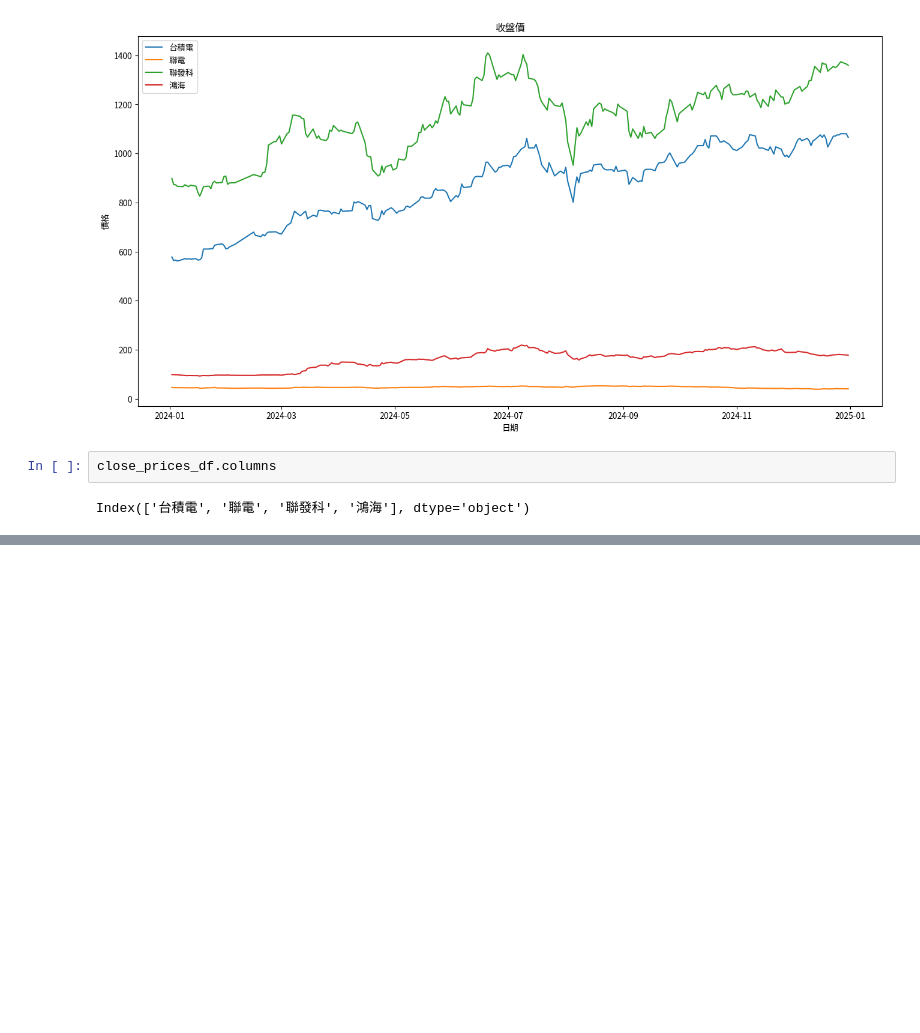
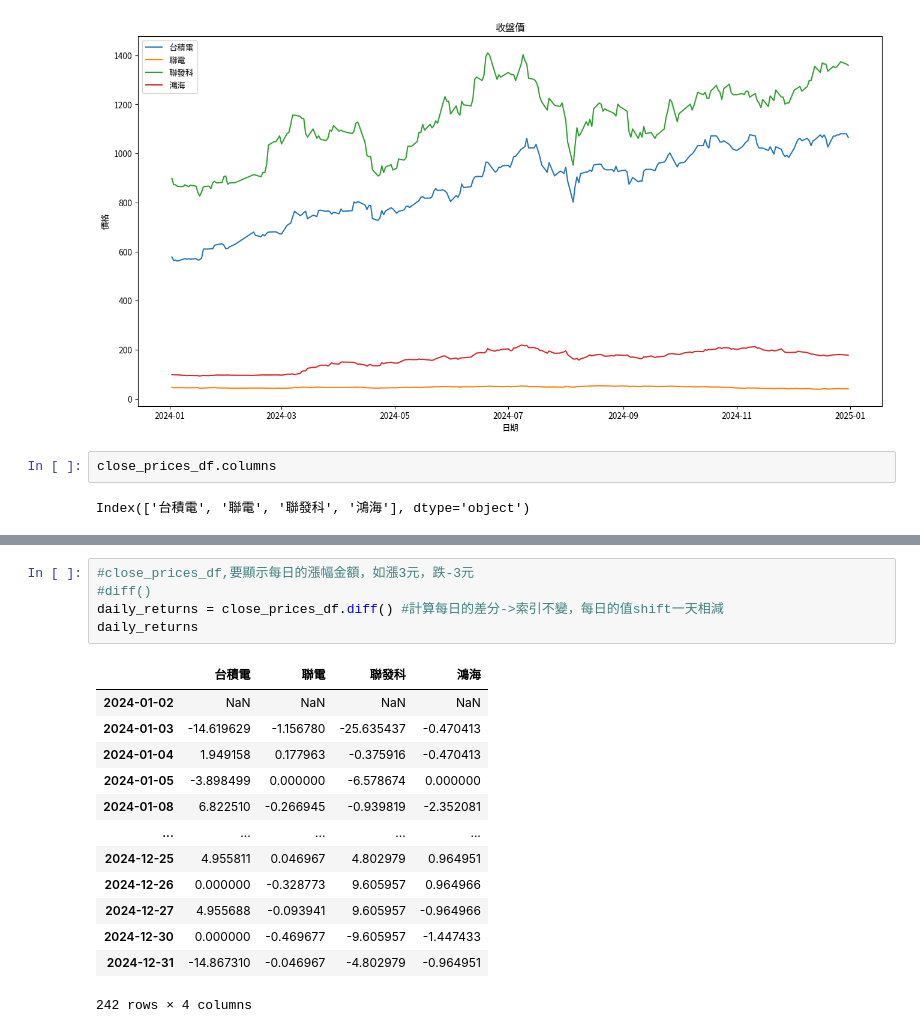
Before and after one commit to Bondsyang/bondsyang_0625, a Jupyter notebook: lesson18/lesson18_2.ipynb, the cells around one changed output, grey strips where cells are left out. Cells and saved outputs as stored; diff of their text form; blank space fills up the shorter version.

```diff
--- a/lesson18/lesson18_2.ipynb
+++ b/lesson18/lesson18_2.ipynb
@@ -183,0 +200,19 @@ Index(['台積電', '聯電', '聯發科', '鴻海'], dtype='object')
+# %%
+#close_prices_df,要顯示每日的漲幅金額，如漲3元，跌-3元
+#diff()
+daily_returns = close_prices_df.diff() #計算每日的差分->索引不變，每日的值shift一天相減
+daily_returns
+# %% [output]
+|  | 台積電 | 聯電 | 聯發科 | 鴻海 |
+| 2024-01-02 | NaN | NaN | NaN | NaN |
+| 2024-01-03 | -14.619629 | -1.156780 | -25.635437 | -0.470413 |
+| 2024-01-04 | 1.949158 | 0.177963 | -0.375916 | -0.470413 |
+| 2024-01-05 | -3.898499 | 0.000000 | -6.578674 | 0.000000 |
+| 2024-01-08 | 6.822510 | -0.266945 | -0.939819 | -2.352081 |
+| ... | ... | ... | ... | ... |
+| 2024-12-25 | 4.955811 | 0.046967 | 4.802979 | 0.964951 |
+| 2024-12-26 | 0.000000 | -0.328773 | 9.605957 | 0.964966 |
+| 2024-12-27 | 4.955688 | -0.093941 | 9.605957 | -0.964966 |
+| 2024-12-30 | 0.000000 | -0.469677 | -9.605957 | -1.447433 |
+| 2024-12-31 | -14.867310 | -0.046967 | -4.802979 | -0.964951 |
+242 rows × 4 columns
```
Also changed, not shown: parts of 3 cells of this notebook.
